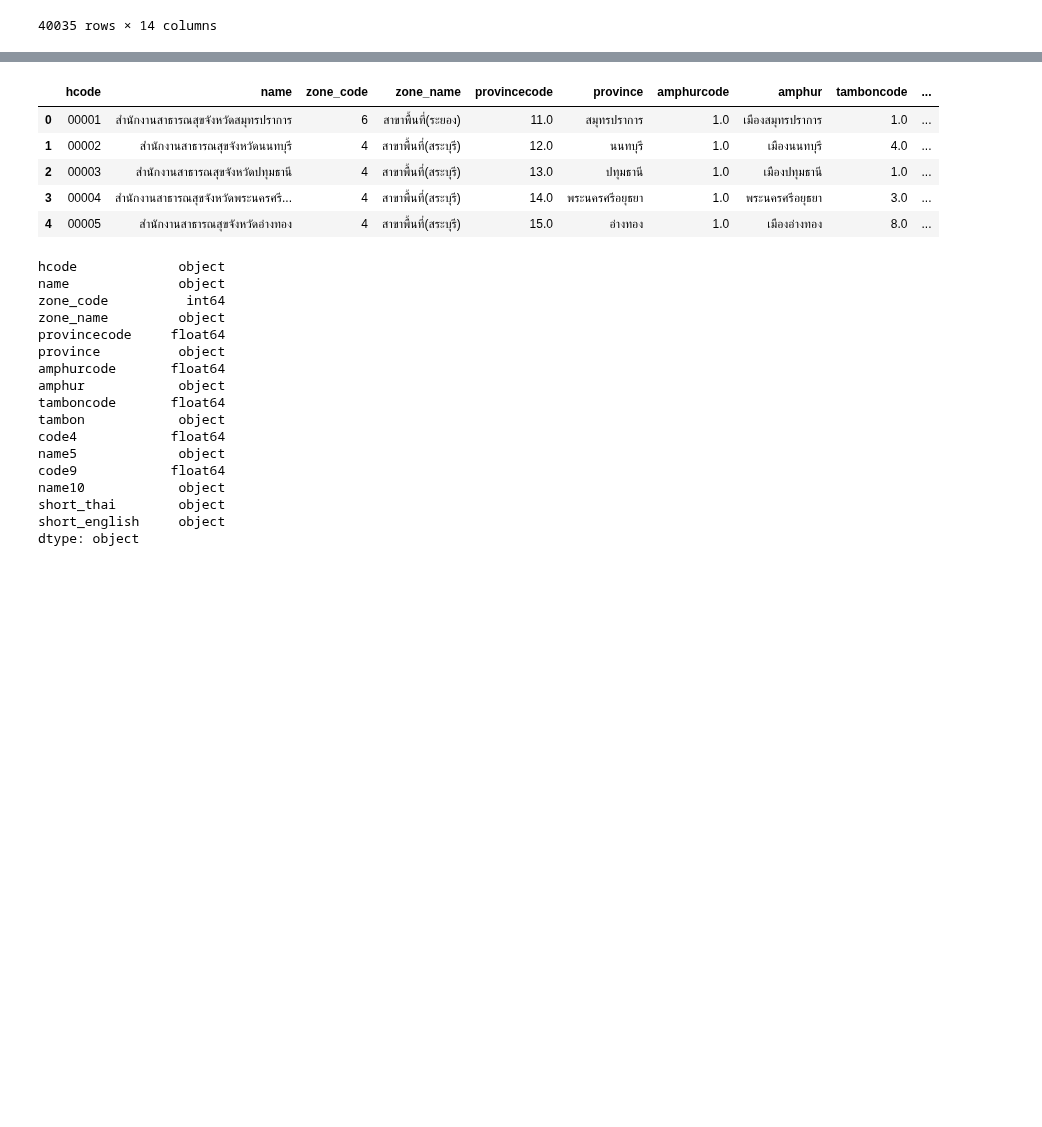
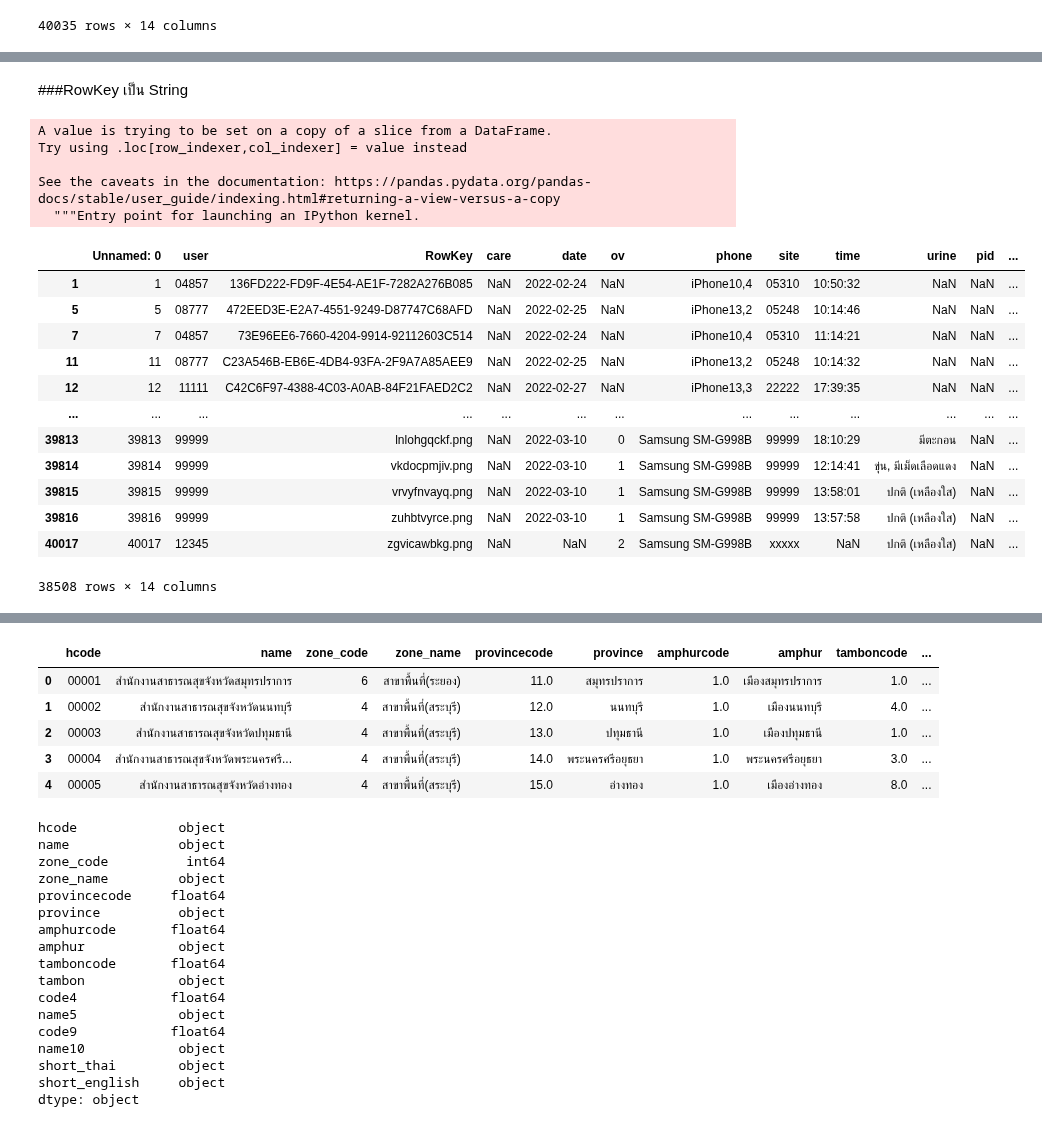
Before and after one commit to Nunticha24/data_viz_2022, a Jupyter notebook: Final_Exam.ipynb, the cells around one changed output, grey strips where cells are left out. Drawn from its saved outputs; the diff is of its cells as text; code cells hidden in the pictures; blank space fills up the shorter version.

```diff
--- a/Final_Exam.ipynb
+++ b/Final_Exam.ipynb
@@ -61,0 +101,24 @@ alldb
+# %% [markdown]
+###RowKey เป็น String
+# %%
+alldb['RowKey'] = alldb['RowKey'].astype('str')
+alldb
+# %% [output]
+A value is trying to be set on a copy of a slice from a DataFrame.
+Try using .loc[row_indexer,col_indexer] = value instead
+
+See the caveats in the documentation: https://pandas.pydata.org/pandas-docs/stable/user_guide/indexing.html#returning-a-view-versus-a-copy
+  """Entry point for launching an IPython kernel.
+|  | Unnamed: 0 | user | RowKey | care | date | ov | phone | site | time | urine | pid | ... |
+| 1 | 1 | 04857 | 136FD222-FD9F-4E54-AE1F-7282A276B085 | NaN | 2022-02-24 | NaN | iPhone10,4 | 05310 | 10:50:32 | NaN | NaN | ... |
+| 5 | 5 | 08777 | 472EED3E-E2A7-4551-9249-D87747C68AFD | NaN | 2022-02-25 | NaN | iPhone13,2 | 05248 | 10:14:46 | NaN | NaN | ... |
+| 7 | 7 | 04857 | 73E96EE6-7660-4204-9914-92112603C514 | NaN | 2022-02-24 | NaN | iPhone10,4 | 05310 | 11:14:21 | NaN | NaN | ... |
+| 11 | 11 | 08777 | C23A546B-EB6E-4DB4-93FA-2F9A7A85AEE9 | NaN | 2022-02-25 | NaN | iPhone13,2 | 05248 | 10:14:32 | NaN | NaN | ... |
+| 12 | 12 | 11111 | C42C6F97-4388-4C03-A0AB-84F21FAED2C2 | NaN | 2022-02-27 | NaN | iPhone13,3 | 22222 | 17:39:35 | NaN | NaN | ... |
+| ... | ... | ... | ... | ... | ... | ... | ... | ... | ... | ... | ... | ... |
+| 39813 | 39813 | 99999 | lnlohgqckf.png | NaN | 2022-03-10 | 0 | Samsung SM-G998B | 99999 | 18:10:29 | มีตะกอน | NaN | ... |
+| 39814 | 39814 | 99999 | vkdocpmjiv.png | NaN | 2022-03-10 | 1 | Samsung SM-G998B | 99999 | 12:14:41 | ขุ่น, มีเม็ดเลือดแดง | NaN | ... |
+| 39815 | 39815 | 99999 | vrvyfnvayq.png | NaN | 2022-03-10 | 1 | Samsung SM-G998B | 99999 | 13:58:01 | ปกติ (เหลืองใส) | NaN | ... |
+| 39816 | 39816 | 99999 | zuhbtvyrce.png | NaN | 2022-03-10 | 1 | Samsung SM-G998B | 99999 | 13:57:58 | ปกติ (เหลืองใส) | NaN | ... |
+| 40017 | 40017 | 12345 | zgvicawbkg.png | NaN | NaN | 2 | Samsung SM-G998B | xxxxx | NaN | ปกติ (เหลืองใส) | NaN | ... |
+38508 rows × 14 columns
```
Also changed, not shown: parts of 28 cells of this notebook.
